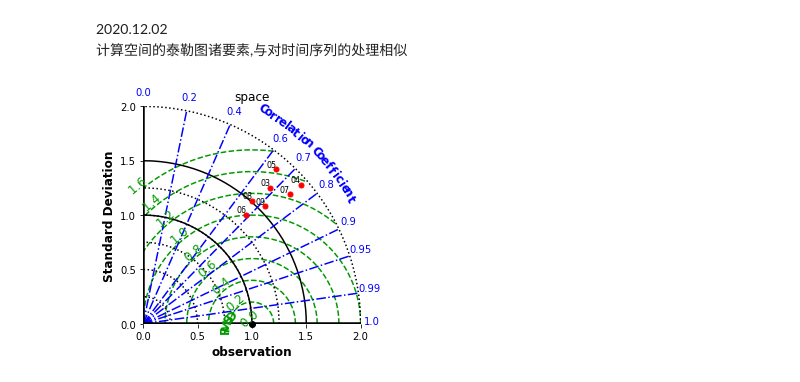
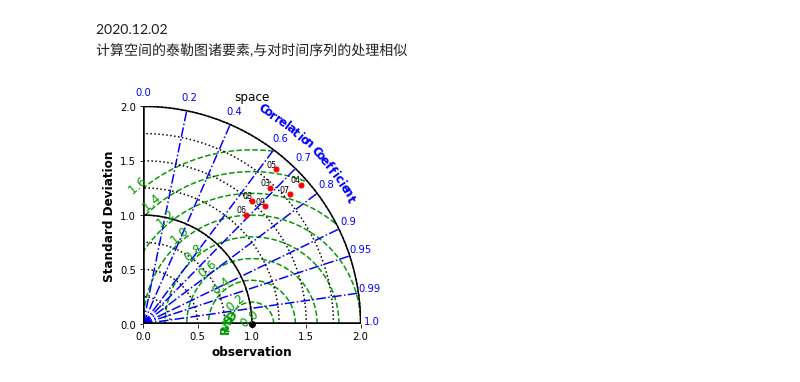
Before and after one commit to dozerlcl/MPAS_case_study, a Jupyter notebook: case_template/92-25km_vr_case_postprocess/visualization/check_cmorph_vr/taylor/precip_space_taylor.ipynb, the cells around one changed output. Drawn from its saved outputs; the diff is of its cells as text; code cells hidden in the pictures.

```diff
--- a/case_template/92-25km_vr_case_postprocess/visualization/check_cmorph_vr/taylor/precip_space_taylor.ipynb
+++ b/case_template/92-25km_vr_case_postprocess/visualization/check_cmorph_vr/taylor/precip_space_taylor.ipynb
@@ -76,20 +77,20 @@ ccoef = np.array(ccoef)
 # %%
 intervalsCOR = np.concatenate((np.arange(0,1.0,0.2), [0.7,0.9, 0.95, 0.99, 1]))
 
 ax = sm.taylor_diagram(sdev,crmsd,ccoef, markerLabel = ["obs","03","04","05","06","07","08","09"],
                     tickRMS = np.arange(0,1.8,0.2), tickRMSangle = 130,
                     # colRMS = 'm', styleRMS = ':', widthRMS = 2.0,
                     tickCOR = intervalsCOR,
-                    tickSTD = np.arange(0,1.75,0.25), axismax = 2.0,
+                    tickSTD = np.arange(0,2.25,0.25), axismax = 2.0,
                     showlabelsSTD = 'on',
                     rmslabelformat = ':.1f',
                     styleOBS = '-',
                     colOBS = 'k',
                     markerobs = 'o',
                     titleOBS = 'observation')
 plt.title("space")
-output_pic_path = "/m2data2/yycheng/playground/MPAS_case_study/case_template/92-25km_vr_case_postprocess/visualization/check_cmorph_vr/output_pic/taylor/"
+output_pic_path = "/m2data2/yycheng/playground/MPAS_case_study/case_template/92-25km_vr_case_postprocess/visualization/check_cmorph_vr/output_pic/taylor/taylor_space/"
 plt.savefig(output_pic_path + "taylor_2003-2009_space",dpi=300)
 del(ax)
 # %% [output]
-[figure, old version]
+[figure, new version]
```
Also changed, not shown: parts of 1 cell of this notebook, 5 other files.
